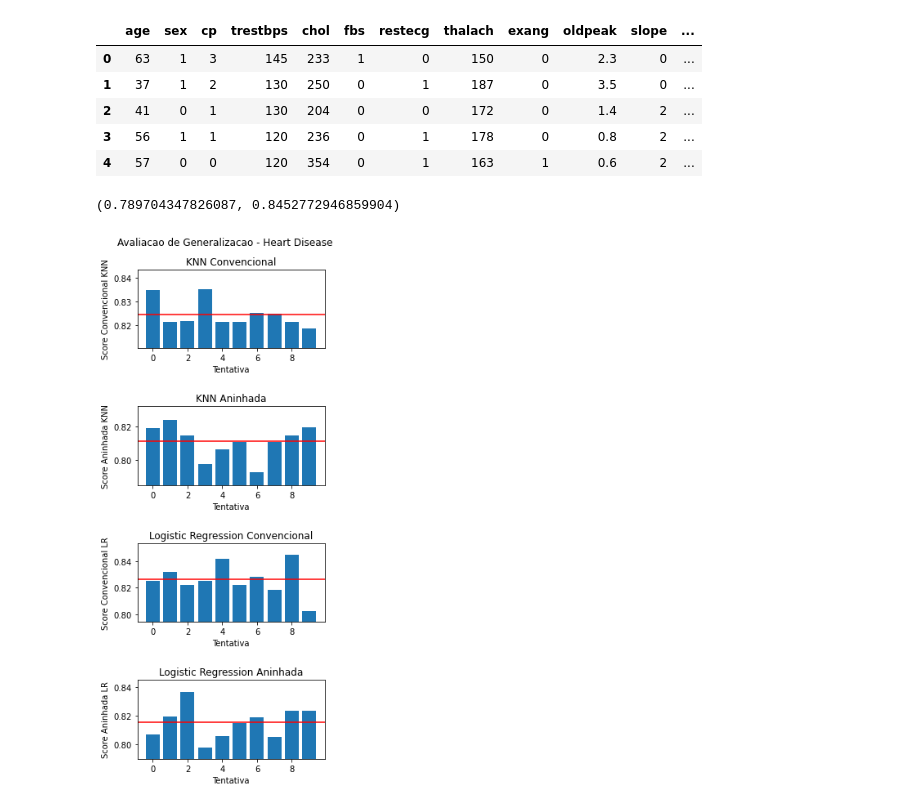
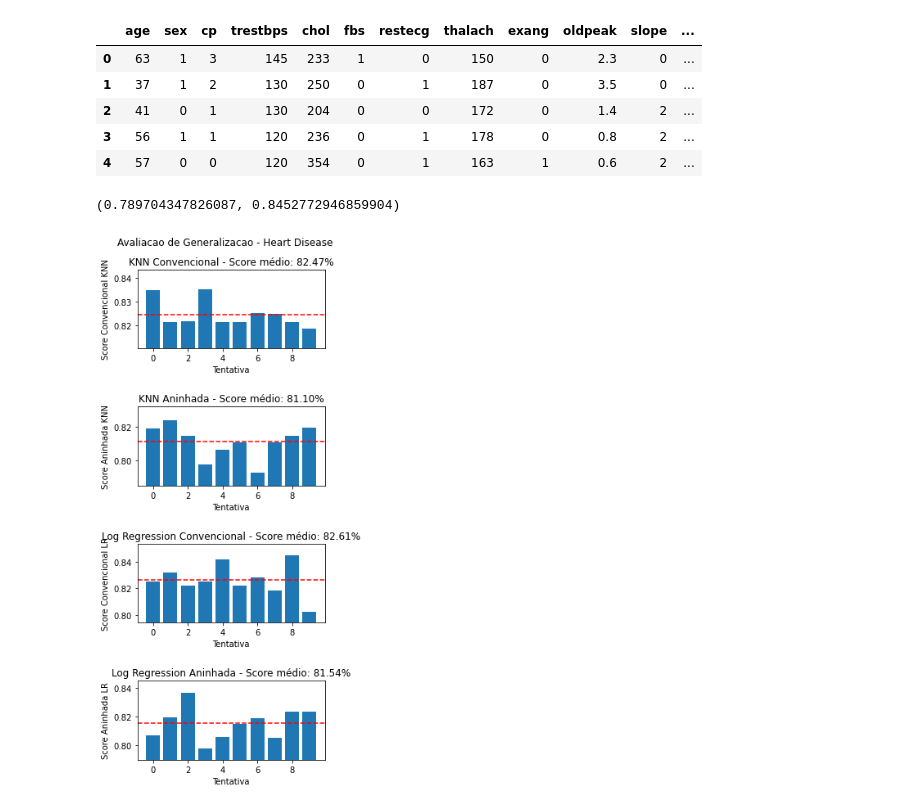
Before and after one commit to Vinicius42-00/MPCA20201, a Jupyter notebook: Tarefa_4_Reconhecimento_Padroes_Generalizacao.ipynb, the cells around one changed output. Cells and saved outputs as stored; diff of their text form; code cells hidden in the pictures.

```diff
--- a/Tarefa_4_Reconhecimento_Padroes_Generalizacao.ipynb
+++ b/Tarefa_4_Reconhecimento_Padroes_Generalizacao.ipynb
@@ -63,35 +63,39 @@ for i in range(tentativas):
 # %%
 list_scores = [scores_convencionais_knn, scores_aninhados_knn,
                scores_convencionais_lr, scores_aninhados_lr]
 
 fig, axs = plt.subplots(4, figsize=(5,10))
 fig.suptitle('Avaliacao de Generalizacao - Heart Disease')
 fig.tight_layout(pad=5.0)
 axs[0].bar(range(tentativas), scores_convencionais_knn)
 # Calcule a média das repetições de cada avaliação.
-axs[0].axhline(np.mean(scores_convencionais_knn), color='red')
-axs[0].set_title("KNN Convencional")
+med_knn_conv = np.mean(scores_convencionais_knn)
+axs[0].axhline(med_knn_conv, color='red', linestyle='--')
+axs[0].set_title(f"KNN Convencional - Score médio: {med_knn_conv*100:.2f}%")
 axs[0].set_xlabel("Tentativa")
 axs[0].set_ylabel("Score Convencional KNN")
 axs[0].set_ylim(np.min(scores_convencionais_knn)*0.99, np.max(scores_convencionais_knn)*1.01)
 axs[1].bar(range(tentativas), scores_aninhados_knn)
-axs[1].axhline(np.mean(scores_aninhados_knn), color='red')
-axs[1].set_title("KNN Aninhada")
+med_knn_anin = np.mean(scores_aninhados_knn)
+axs[1].axhline(med_knn_anin, color='red', linestyle='--')
+axs[1].set_title(f"KNN Aninhada - Score médio: {med_knn_anin*100:.2f}%")
 axs[1].set_xlabel("Tentativa")
 axs[1].set_ylabel("Score Aninhada KNN")
 axs[1].set_ylim(np.min(scores_aninhados_knn)*0.99, np.max(scores_aninhados_knn)*1.01)
 axs[2].bar(range(tentativas), scores_convencionais_lr)
-axs[2].axhline(np.mean(scores_convencionais_lr), color='red')
-axs[2].set_title("Logistic Regression Convencional")
+med_lr_conv = np.mean(scores_convencionais_lr)
+axs[2].axhline(med_lr_conv, color='red', linestyle='--')
+axs[2].set_title(f"Log Regression Convencional - Score médio: {med_lr_conv*100:.2f}%")
 axs[2].set_xlabel("Tentativa")
 axs[2].set_ylabel("Score Convencional LR")
 axs[2].set_ylim(np.min(scores_convencionais_lr)*0.99, np.max(scores_convencionais_lr)*1.01)
 axs[3].bar(range(tentativas), scores_aninhados_lr)
-axs[3].axhline(np.mean(scores_aninhados_lr), color='red')
-axs[3].set_title("Logistic Regression Aninhada")
+med_lr_anin = np.mean(scores_aninhados_lr)
+axs[3].axhline(med_lr_anin, color='red', linestyle='--')
+axs[3].set_title(f"Log Regression Aninhada - Score médio: {med_lr_anin*100:.2f}%")
 axs[3].set_xlabel("Tentativa")
 axs[3].set_ylabel("Score Aninhada LR")
 axs[3].set_ylim(np.min(scores_aninhados_lr)*0.99, np.max(scores_aninhados_lr)*1.01)
 # %% [output]
 (0.789704347826087, 0.8452772946859904)
-[figure, old version]
+[figure, new version]
```
